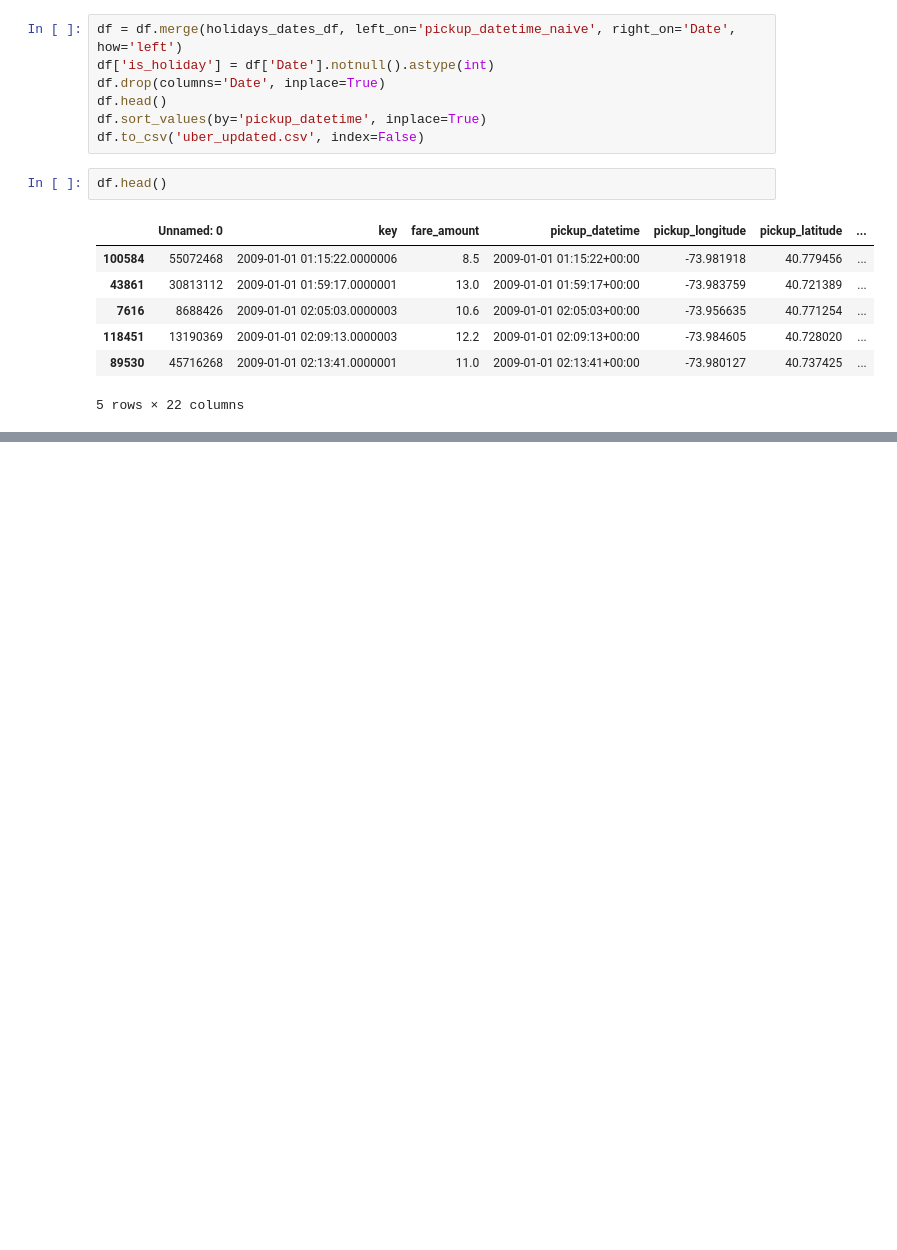
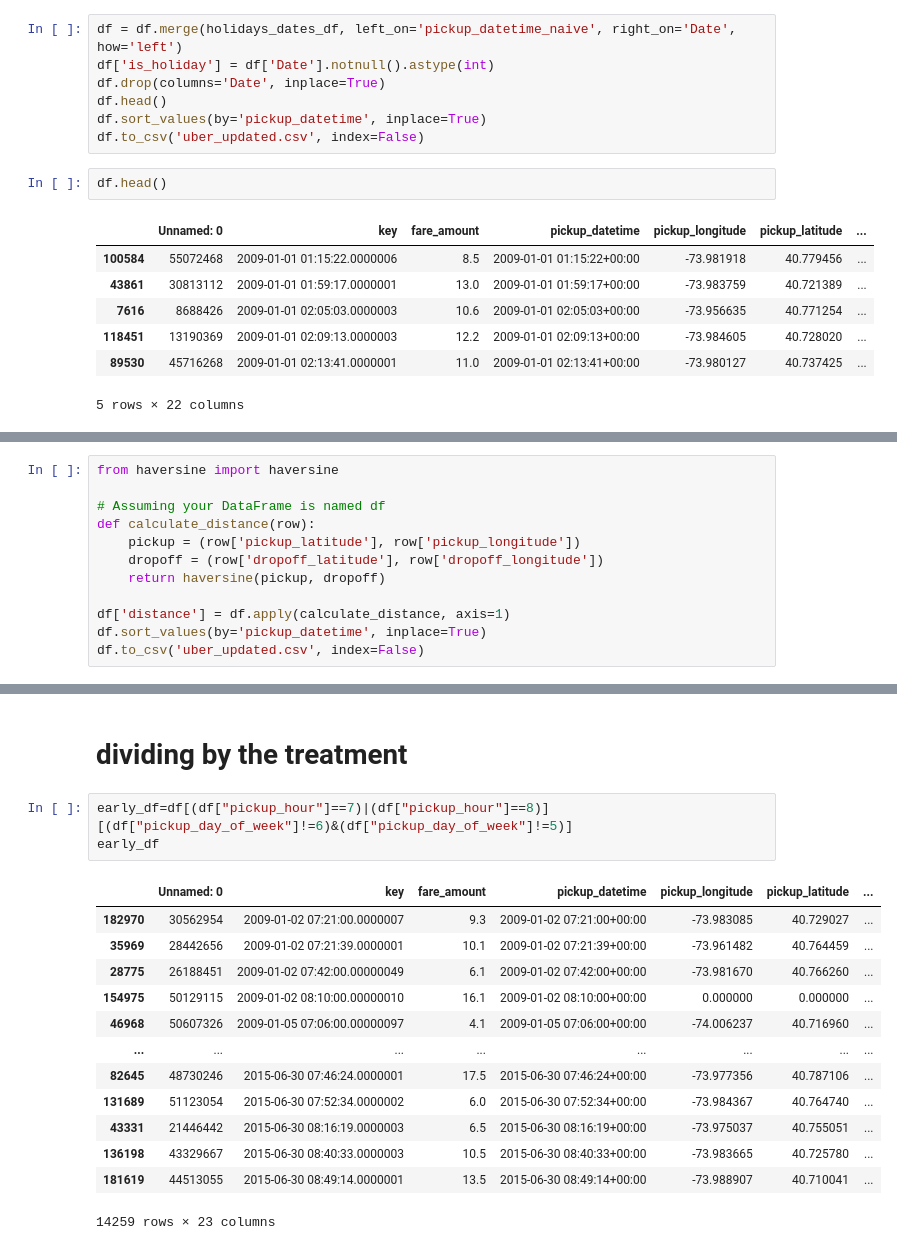
Before and after one commit to massadbashar/UberFaresCausInf, a Jupyter notebook: data_cleansing.ipynb, the cells around one changed output, grey strips where cells are left out. Saved outputs shown, nothing was run; the diff lists cells and outputs as text; blank space fills up the shorter version.

Commit message:
Add files via upload
+km distance and division to treatment groups

```diff
--- a/data_cleansing.ipynb
+++ b/data_cleansing.ipynb
@@ -208,0 +211,12 @@ df.head()
+# %%
+from haversine import haversine
+
+# Assuming your DataFrame is named df
+def calculate_distance(row):
+    pickup = (row['pickup_latitude'], row['pickup_longitude'])
+    dropoff = (row['dropoff_latitude'], row['dropoff_longitude'])
+    return haversine(pickup, dropoff)
+
+df['distance'] = df.apply(calculate_distance, axis=1)
+df.sort_values(by='pickup_datetime', inplace=True)
+df.to_csv('uber_updated.csv', index=False)
@@ -208,0 +233,19 @@ df.head()
+# %% [markdown]
+# dividing by the treatment
+# %%
+early_df=df[(df["pickup_hour"]==7)|(df["pickup_hour"]==8)][(df["pickup_day_of_week"]!=6)&(df["pickup_day_of_week"]!=5)]
+early_df
+# %% [output]
+|  | Unnamed: 0 | key | fare_amount | pickup_datetime | pickup_longitude | pickup_latitude | ... |
+| 182970 | 30562954 | 2009-01-02 07:21:00.0000007 | 9.3 | 2009-01-02 07:21:00+00:00 | -73.983085 | 40.729027 | ... |
+| 35969 | 28442656 | 2009-01-02 07:21:39.0000001 | 10.1 | 2009-01-02 07:21:39+00:00 | -73.961482 | 40.764459 | ... |
+| 28775 | 26188451 | 2009-01-02 07:42:00.00000049 | 6.1 | 2009-01-02 07:42:00+00:00 | -73.981670 | 40.766260 | ... |
+| 154975 | 50129115 | 2009-01-02 08:10:00.00000010 | 16.1 | 2009-01-02 08:10:00+00:00 | 0.000000 | 0.000000 | ... |
+| 46968 | 50607326 | 2009-01-05 07:06:00.00000097 | 4.1 | 2009-01-05 07:06:00+00:00 | -74.006237 | 40.716960 | ... |
+| ... | ... | ... | ... | ... | ... | ... | ... |
+| 82645 | 48730246 | 2015-06-30 07:46:24.0000001 | 17.5 | 2015-06-30 07:46:24+00:00 | -73.977356 | 40.787106 | ... |
+| 131689 | 51123054 | 2015-06-30 07:52:34.0000002 | 6.0 | 2015-06-30 07:52:34+00:00 | -73.984367 | 40.764740 | ... |
+| 43331 | 21446442 | 2015-06-30 08:16:19.0000003 | 6.5 | 2015-06-30 08:16:19+00:00 | -73.975037 | 40.755051 | ... |
+| 136198 | 43329667 | 2015-06-30 08:40:33.0000003 | 10.5 | 2015-06-30 08:40:33+00:00 | -73.983665 | 40.725780 | ... |
+| 181619 | 44513055 | 2015-06-30 08:49:14.0000001 | 13.5 | 2015-06-30 08:49:14+00:00 | -73.988907 | 40.710041 | ... |
+14259 rows × 23 columns
```
Also changed, not shown: parts of 3 cells of this notebook.
